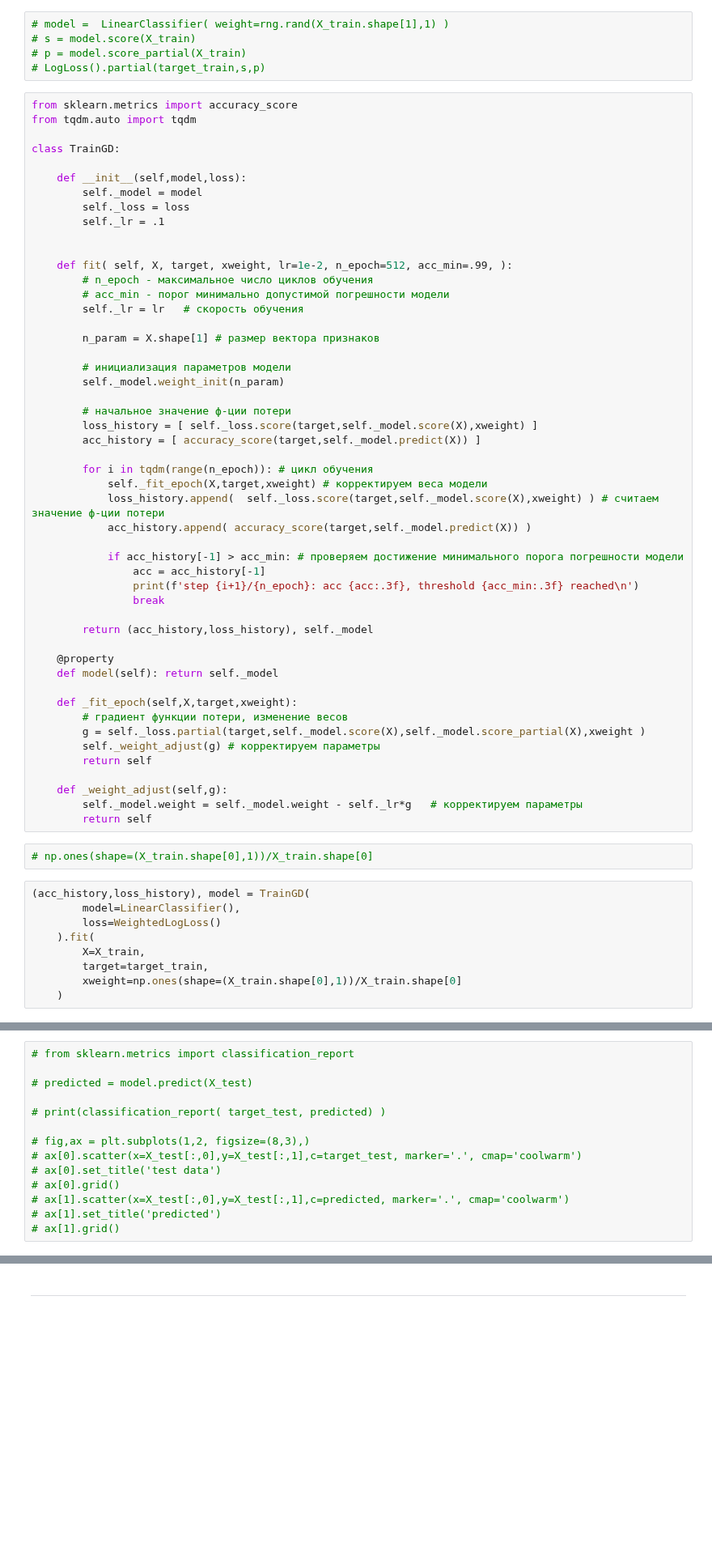
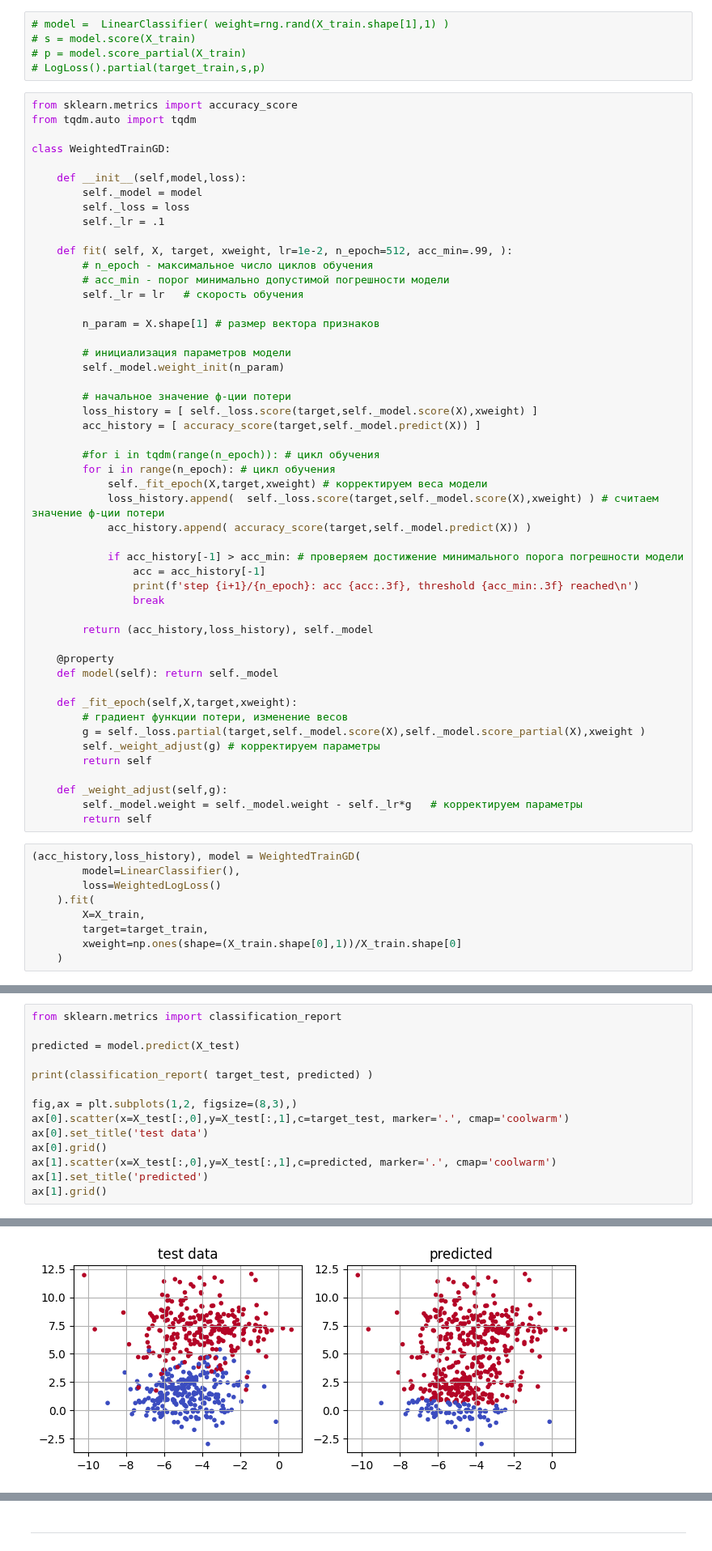
Before and after one commit to mechanoid5/ml_lectorium_2024_I, a Jupyter notebook: examples/16-boost/01-adaboost.ipynb, the cells around one changed output, grey strips where cells are left out. Shown at 81% size. Drawn from its saved outputs; the diff is of its cells as text; blank space fills up the shorter version.

```diff
--- a/examples/16-boost/01-adaboost.ipynb
+++ b/examples/16-boost/01-adaboost.ipynb
@@ -142,13 +140,12 @@ class WeightedLogLoss:
 from sklearn.metrics import accuracy_score
 from tqdm.auto import tqdm
 
-class TrainGD:
+class WeightedTrainGD:
 
     def __init__(self,model,loss):
         self._model = model
         self._loss = loss
         self._lr = .1
-
 
     def fit( self, X, target, xweight, lr=1e-2, n_epoch=512, acc_min=.99, ):
         # n_epoch - максимальное число циклов обучения
@@ -164,7 +161,8 @@ class TrainGD:
         loss_history = [ self._loss.score(target,self._model.score(X),xweight) ]
         acc_history = [ accuracy_score(target,self._model.predict(X)) ]
 
-        for i in tqdm(range(n_epoch)): # цикл обучения
+        #for i in tqdm(range(n_epoch)): # цикл обучения
+        for i in range(n_epoch): # цикл обучения
             self._fit_epoch(X,target,xweight) # корректируем веса модели
             loss_history.append(  self._loss.score(target,self._model.score(X),xweight) ) # считаем значение ф-ции потери
             acc_history.append( accuracy_score(target,self._model.predict(X)) )
@@ -189,13 +187,11 @@ class TrainGD:
         self._model.weight = self._model.weight - self._lr*g   # корректируем параметры
         return self
 # %%
-# np.ones(shape=(X_train.shape[0],1))/X_train.shape[0]
+(acc_history,loss_history), model = WeightedTrainGD(
+        model=LinearClassifier(),
+        loss=WeightedLogLoss()
+    ).fit(
+        X=X_train,
+        target=target_train,
+        xweight=np.ones(shape=(X_train.shape[0],1))/X_train.shape[0]
+    )
-# %%
-(acc_history,loss_history), model = TrainGD(
-        model=LinearClassifier(),
-        loss=WeightedLogLoss()
-    ).fit(
-        X=X_train,
-        target=target_train,
-        xweight=np.ones(shape=(X_train.shape[0],1))/X_train.shape[0]
-    )
@@ -204,14 +198,15 @@ step 1/512: acc 0.998, threshold 0.990 reached
 # %%
-# from sklearn.metrics import classification_report
+from sklearn.metrics import classification_report
 
-# predicted = model.predict(X_test)
+predicted = model.predict(X_test)
 
-# print(classification_report( target_test, predicted) )
+print(classification_report( target_test, predicted) )
 
-# fig,ax = plt.subplots(1,2, figsize=(8,3),)
-# ax[0].scatter(x=X_test[:,0],y=X_test[:,1],c=target_test, marker='.', cmap='coolwarm')
-# ax[0].set_title('test data')
-# ax[0].grid()
-# ax[1].scatter(x=X_test[:,0],y=X_test[:,1],c=predicted, marker='.', cmap='coolwarm')
-# ax[1].set_title('predicted')
-# ax[1].grid()
+fig,ax = plt.subplots(1,2, figsize=(8,3),)
+ax[0].scatter(x=X_test[:,0],y=X_test[:,1],c=target_test, marker='.', cmap='coolwarm')
+ax[0].set_title('test data')
+ax[0].grid()
+ax[1].scatter(x=X_test[:,0],y=X_test[:,1],c=predicted, marker='.', cmap='coolwarm')
+ax[1].set_title('predicted')
+ax[1].grid()
+# %% [output]
@@ -217,0 +221 @@ step 1/512: acc 0.998, threshold 0.990 reached
+[figure, added]
```
Also changed, not shown: parts of 18 cells of this notebook.
